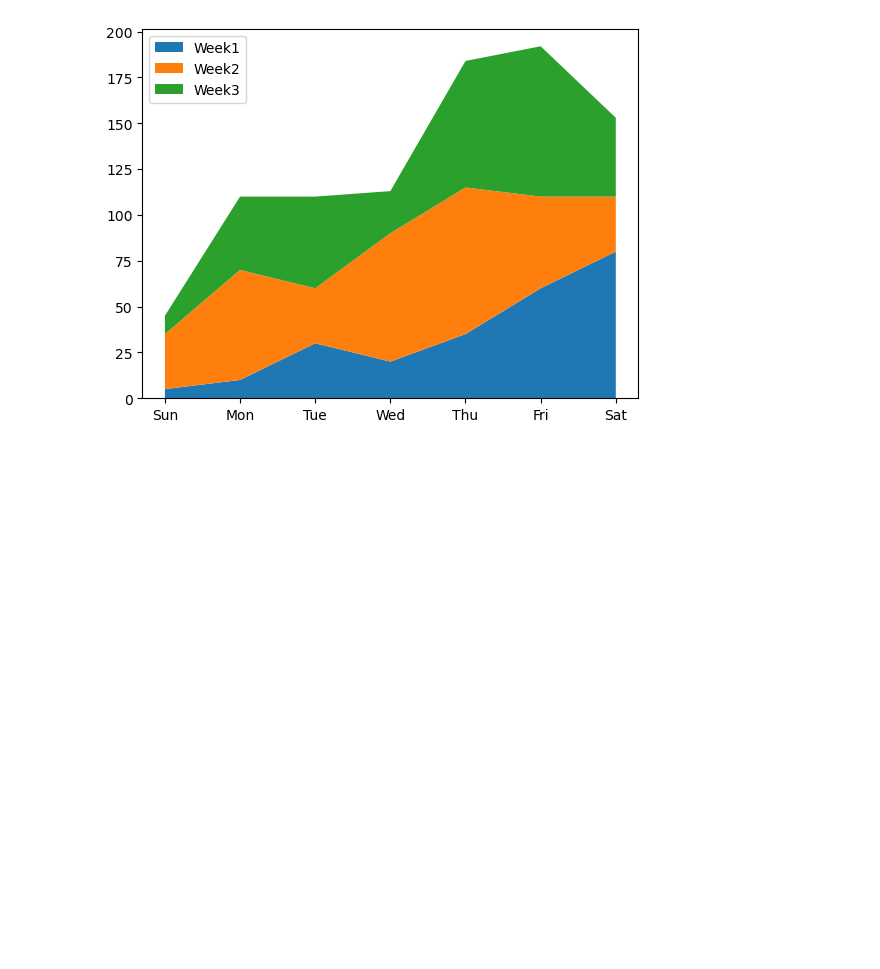
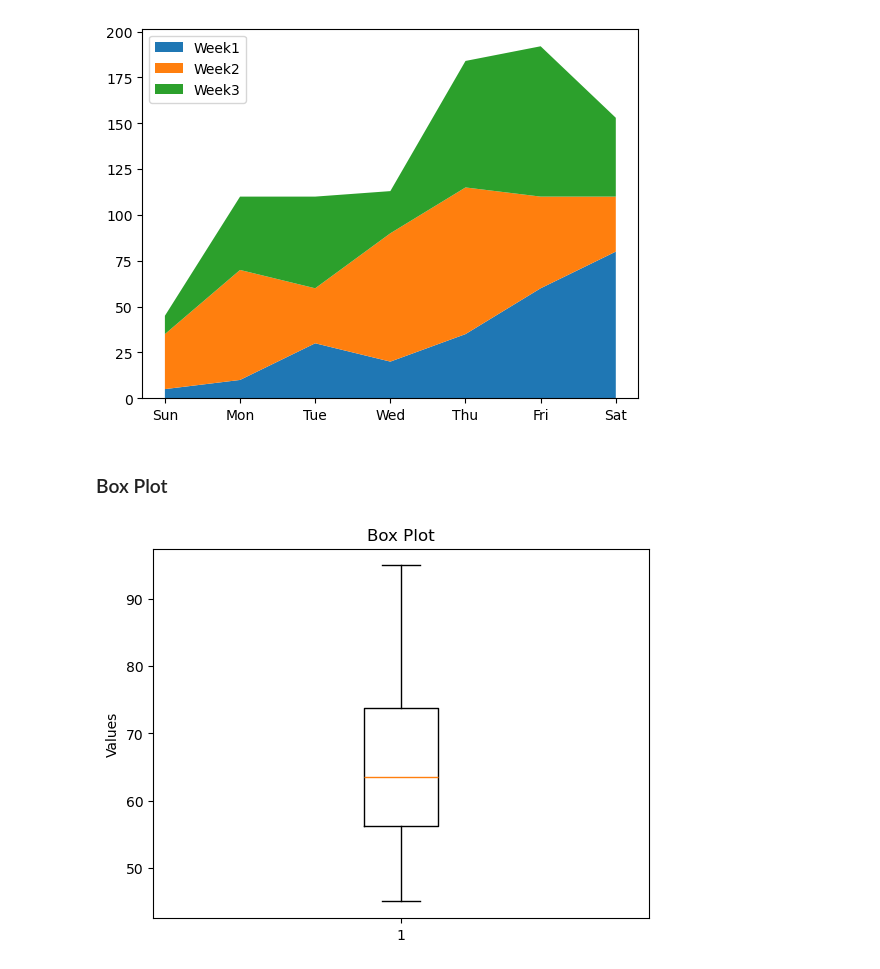
Before and after one commit to rohanmendon26-byte/Placement-Training, a Jupyter notebook: Data Visualization/visualizationPhase1.ipynb, the cells around one changed output. Saved outputs shown, nothing was run; the diff lists cells and outputs as text; code cells hidden in the pictures; blank space fills up the shorter version.

```diff
--- a/Data Visualization/visualizationPhase1.ipynb
+++ b/Data Visualization/visualizationPhase1.ipynb
@@ -203,3 +203,16 @@ plt.legend()
 # %% [output]
 <matplotlib.legend.Legend at 0x...>
 [figure]
+# %% [markdown]
+### Box Plot
+# %%
+import matplotlib.pyplot as plt
+
+data = [45, 50, 55, 60, 62, 65, 70, 75, 80, 95]
+
+plt.boxplot(data)
+plt.title("Box Plot")
+plt.ylabel("Values")
+plt.show()
+# %% [output]
+[figure, added]
```
Also changed, not shown: parts of 2 cells of this notebook, 5 other files.
